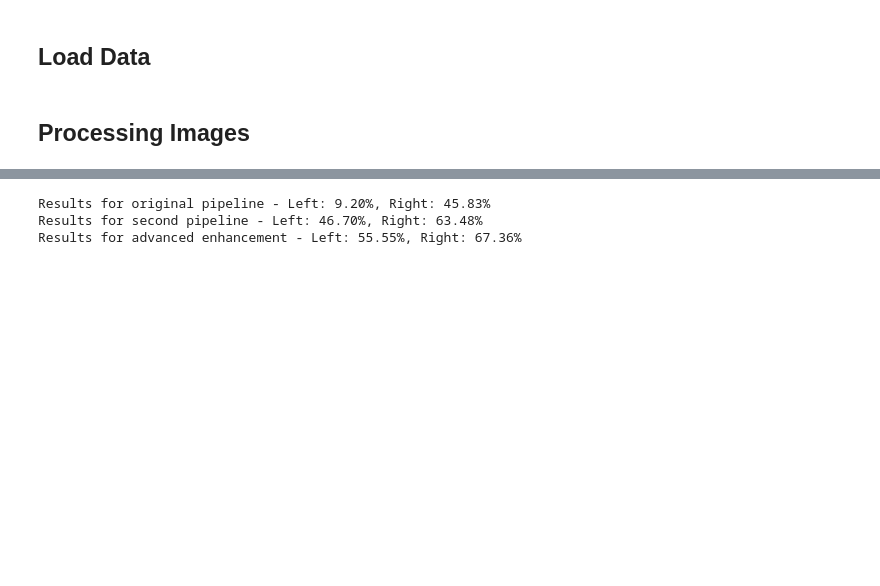
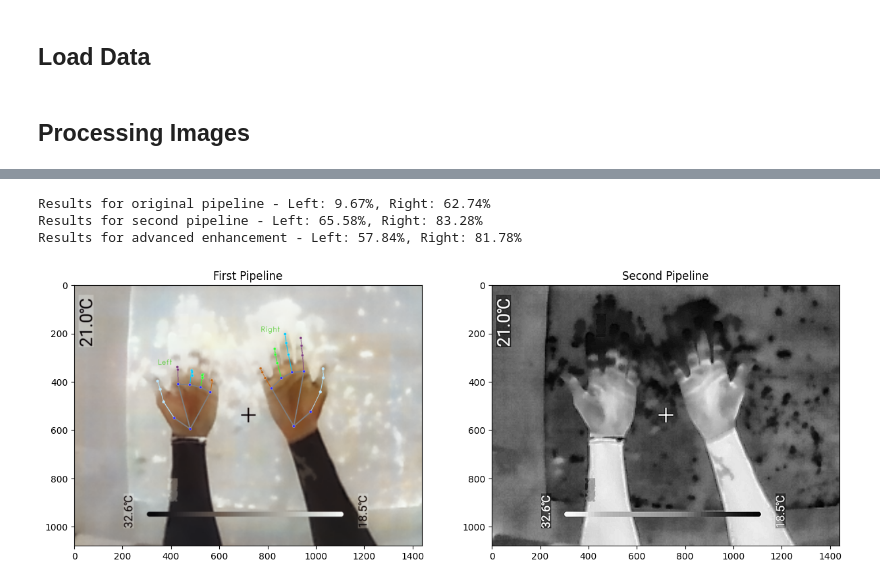
Before and after one commit to Zosiart/IR_Hand_Landmark_Recognition_Thesis_Project, a Jupyter notebook: src/landmark-recognition/compare-results.ipynb, the cells around one changed output, grey strips where cells are left out. Drawn from its saved outputs; the diff is of its cells as text; code cells hidden in the pictures; blank space fills up the shorter version.

Commit message:
Merging landmarks

```diff
--- a/src/landmark-recognition/compare-results.ipynb
+++ b/src/landmark-recognition/compare-results.ipynb
@@ -748,6 +766,16 @@ def annotate_landmarks(image_path, results, output_path):
         cv2.imwrite(output_path, annotated_image)
     except Exception as e:
         print(f"COULD NOT ANNOTATE LANDMARKS FOR {image_path.upper()}: {str(e).upper()}")
+# %%
+def rotate_landmarks_90_counterclockwise(landmarks):
+    rotated_landmarks = []
+    for group in landmarks:
+        rotated_group = []
+        for point in group:
+            x, y = point['x'], point['y']
+            rotated_group.append({'x': y, 'y': 1 - x})
+        rotated_landmarks.append(rotated_group)
+    return rotated_landmarks
 # %%
 total_transformed_siggraph17 = {"Left": [], "Right": []}
 total_transformed_eccv16 = {"Left": [], "Right": []}
@@ -1019,10 +1074,15 @@ def advanced_enhancement(image_path, image_name):
 # %%
 image_name = '71_IMG20241127103908.jpg'
-image_path = f'../../resources/evaluation_dataset/IR_rotated/{image_name}'
+image_path = f'../../resources/evaluation_dataset/IR/{image_name}'
 
-image_pipeline_one = execute_transformation_pipeline(image_path, image_name)
-image_pipeline_two = execute_transformation_pipeline_with_no_visible_fingers(image_path, image_name)
-image_advanced_enhancement = advanced_enhancement(image_path, image_name)
+rotated_path = f"../../resources/stylized-pictures/rotated/{image_name}_rotated.png"
+image = cv2.imread(image_path)
+rotated = cv2.rotate(image, cv2.ROTATE_90_COUNTERCLOCKWISE)
+cv2.imwrite(rotated_path, rotated)
+
+image_pipeline_one = execute_transformation_pipeline(rotated_path, image_name)
+image_pipeline_two = execute_transformation_pipeline_with_no_visible_fingers(rotated_path, image_name)
+image_advanced_enhancement = advanced_enhancement(rotated_path, image_name)
 
 with open(json_file_path, 'r') as f:
     ground_truth_data = json.load(f)
@@ -1030,6 +1090,7 @@ with open(json_file_path, 'r') as f:
 # Find the entry where image value equals image_name
 matching_entry = next((entry for entry in ground_truth_data if entry["image"] == image_name), None)
 ground_truth_landmarks = matching_entry["landmarks"]
+ground_truth_landmarks = rotate_landmarks_90_counterclockwise(ground_truth_landmarks)
 
 first_pipeline_score = assess_accuracy(image_pipeline_one, ground_truth_landmarks)
 second_pipeline_score = assess_accuracy(image_pipeline_two, ground_truth_landmarks)
@@ -1039,6 +1100,6 @@ print(f"Results for original pipeline - Left: {np.mean(first_pipeline_score['Lef
 print(f"Results for second pipeline - Left: {np.mean(second_pipeline_score['Left']):.2f}%, Right: {np.mean(second_pipeline_score['Right']):.2f}%")
 print(f"Results for advanced enhancement - Left: {np.mean(advanced_enhancement_score['Left']):.2f}%, Right: {np.mean(advanced_enhancement_score['Right']):.2f}%")
 # %% [output]
-Results for original pipeline - Left: 9.20%, Right: 45.83%
-Results for second pipeline - Left: 46.70%, Right: 63.48%
-Results for advanced enhancement - Left: 55.55%, Right: 67.36%
+Results for original pipeline - Left: 9.67%, Right: 62.74%
+Results for second pipeline - Left: 65.58%, Right: 83.28%
+Results for advanced enhancement - Left: 57.84%, Right: 81.78%
@@ -1044,0 +1108,49 @@ Results for advanced enhancement - Left: 55.55%, Right: 67.36%
+# %%
+image_59_path = f'../../resources/evaluation_dataset/IR/59_IMG20241127103541.jpg'
+image_59_name = '59_IMG20241127103541.jpg'
+image_66_path = f'../../resources/evaluation_dataset/IR/66_IMG20241127103745.jpg'
+image_66_name = '66_IMG20241127103745.jpg'
+image_68_path = f'../../resources/evaluation_dataset/IR/68_IMG20241127103819.jpg'
+image_68_name = '68_IMG20241127103819.jpg'
+# %%
+image = cv2.imread(image_59_path)
+rotated = cv2.rotate(image, cv2.ROTATE_90_COUNTERCLOCKWISE)
+rotated_path = f"../../resources/stylized-pictures/rotated/{image_59_name}_rotated.png"
+cv2.imwrite(rotated_path, rotated)
+image_59_path = rotated_path
+
+first_pipeline_image_path = execute_transformation_pipeline(image_59_path, image_59_name)
+
+second_pipeline_image_path = execute_transformation_pipeline_with_no_visible_fingers(image_59_path, image_59_name)
+
+# Predict
+image = mp.Image.create_from_file(first_pipeline_image_path)
+results = gesture_recognizer.recognize(image)
+
+image_first = cv2.imread(first_pipeline_image_path)
+image_first = cv2.cvtColor(image_first, cv2.COLOR_BGR2RGB)
+
+# Draw landmarks
+annotated_first = draw_landmarks_on_image(image_first, results)
+
+image = mp.Image.create_from_file(second_pipeline_image_path)
+results = gesture_recognizer.recognize(image)
+
+image_second = cv2.imread(second_pipeline_image_path)
+image_second = cv2.cvtColor(image_second, cv2.COLOR_BGR2RGB)
+
+annotated_second = draw_landmarks_on_image(image_second, results)
+
+# Plot the images
+plt.figure(figsize=(15, 15))
+plt.subplot(1, 2, 1)
+plt.imshow(annotated_first)
+plt.title("First Pipeline")
+
+plt.subplot(1, 2, 2)
+plt.imshow(annotated_second)
+plt.title("Second Pipeline")
+
+plt.show()
+# %% [output]
+[figure, added]
```
Also changed, not shown: parts of 15 cells of this notebook.
